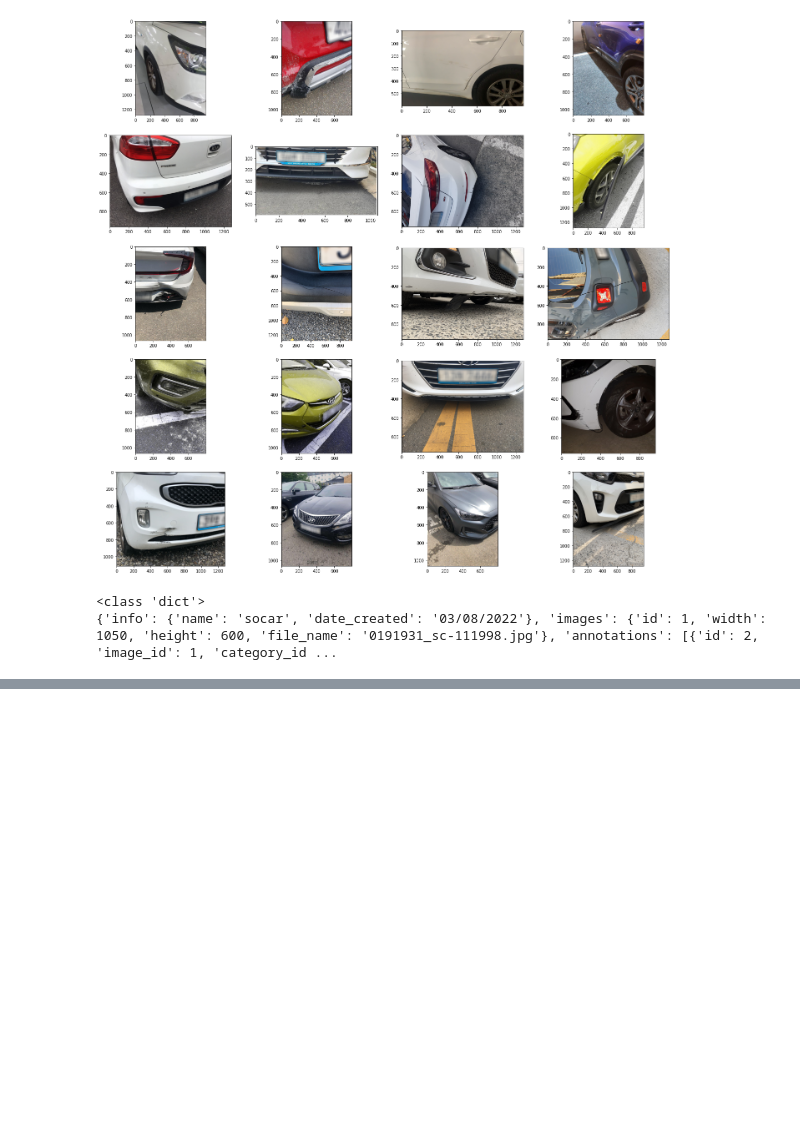
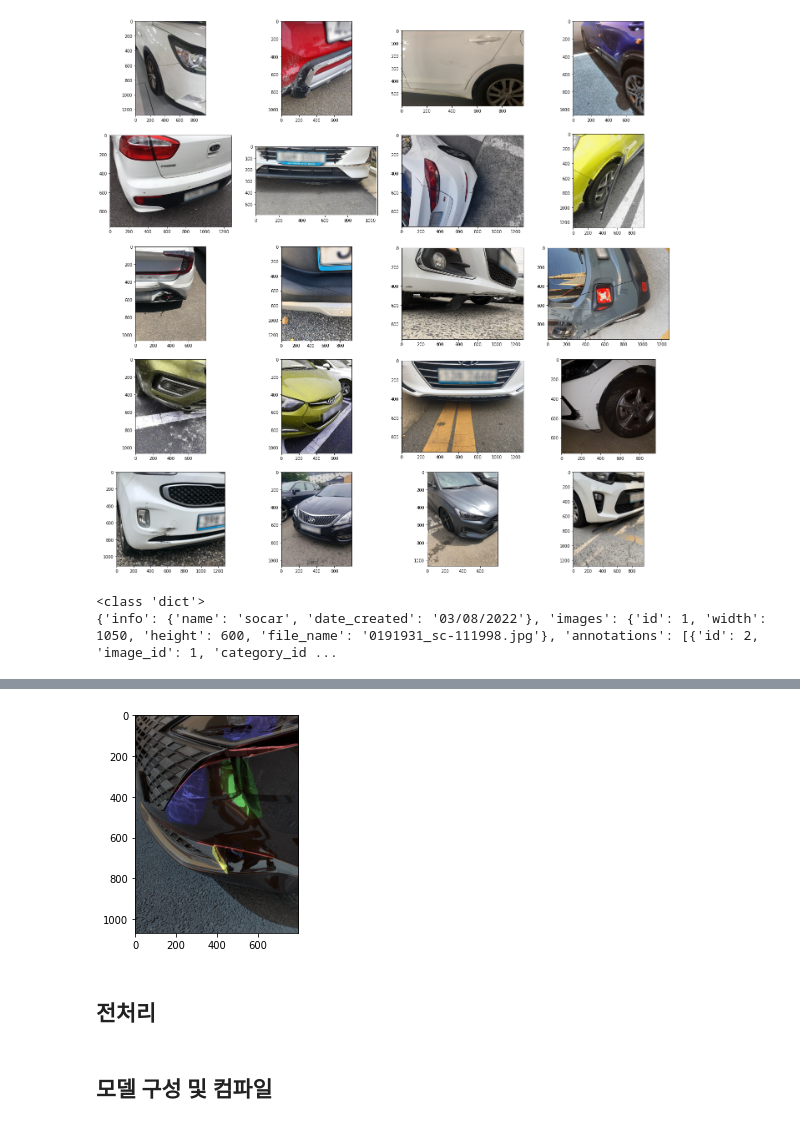
Before and after one commit to SGT-Cho/AIFFELTHON, a Jupyter notebook: aifflethon_sample.ipynb, the cells around one changed output, grey strips where cells are left out. Saved outputs shown, nothing was run; the diff lists cells and outputs as text; code cells hidden in the pictures; blank space fills up the shorter version.

```diff
--- a/aifflethon_sample.ipynb
+++ b/aifflethon_sample.ipynb
@@ -81,0 +187,16 @@ print(unique_labels)
+# %%
+# 마스크 적용 예시
+image_test = cv2.imread('./sam_img/0006637_as-0099425.jpg').astype(np.uint8)
+mask_test1 = cv2.imread('./sam_mask/0006637_as-0099425_Breakage.jpg').astype(np.uint8)
+mask_test2 = cv2.imread('./sam_mask/0006637_as-0099425_Crushed.jpg').astype(np.uint8)
+mask_test3 = cv2.imread('./sam_mask/0006637_as-0099425_Scratched.jpg').astype(np.uint8)
+mask_test4 = cv2.imread('./sam_mask/0006637_as-0099425_Separated.jpg').astype(np.uint8)
+
+final_mask = cv2.bitwise_or(mask_test1, cv2.bitwise_or(mask_test2, cv2.bitwise_or(mask_test3, mask_test4)))
+final_img = cv2.addWeighted(image_test, 0.5, final_mask, 0.5, 0)
+plt.imshow(final_img)
+plt.show()
+# %% [output]
+[figure, added]
+# %% [markdown]
+## 전처리
@@ -81,0 +239,2 @@ print(unique_labels)
+# %% [markdown]
+## 모델 구성 및 컴파일
```
Also changed, not shown: parts of 17 cells of this notebook.
